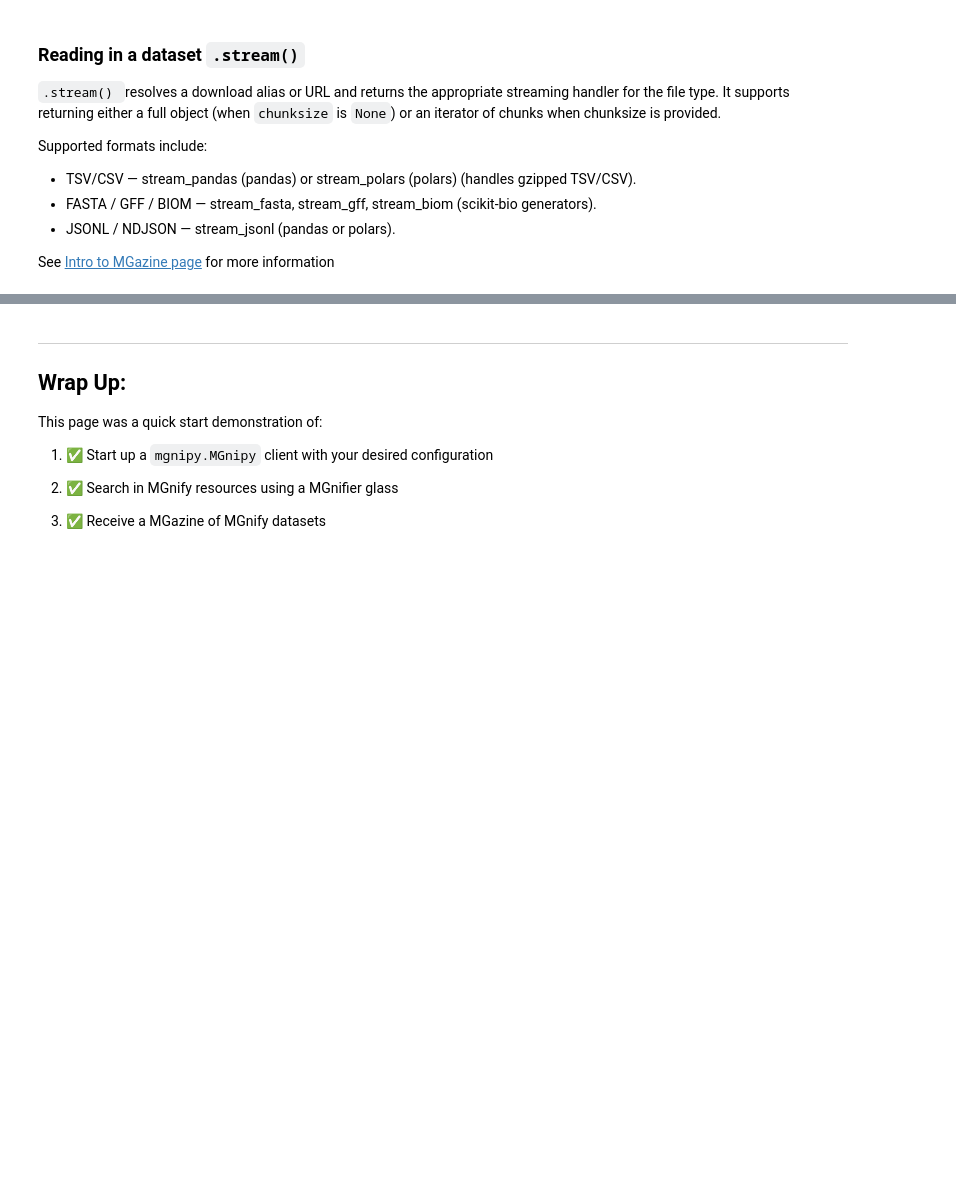
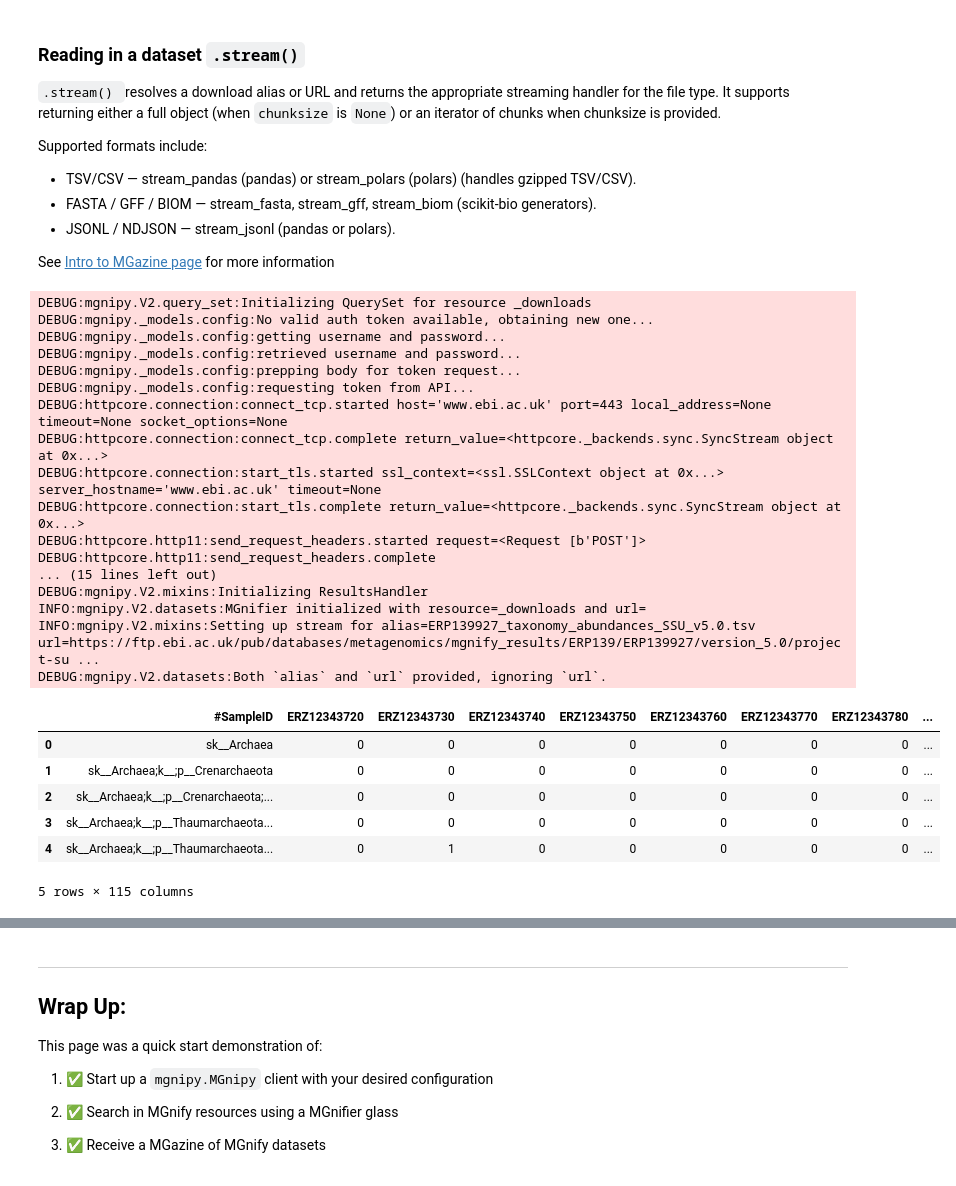
Before and after one commit to EBI-Metagenomics/mgnipy, a Jupyter notebook: docs/notebooks/getting-started/4_downloading_data.ipynb, the cells around one changed output, grey strips where cells are left out. Drawn from its saved outputs; the diff is of its cells as text; code cells hidden in the pictures; blank space fills up the shorter version.

```diff
--- a/docs/notebooks/getting-started/4_downloading_data.ipynb
+++ b/docs/notebooks/getting-started/4_downloading_data.ipynb
@@ -170,6 +244,8 @@ FOR ONE download file/dataset, if wanting to `.download()` or explore/read in vi
 # %%
-one_alias = MZ.aliases[0]
+# lets try out one
+one_alias = ssu.aliases[0]
 print(one_alias)
-# TODO when MGnify API V2 fully rolled out as urls are currently None
-# MZ.download(to_dir="downloads", alias=one_alias)
+
+# downloading to a downloads folder
+ssu.download(to_dir="downloads", alias=one_alias)
 # %% [output]
@@ -191,6 +287,30 @@ Supported formats include:
 
 See [Intro to MGazine page](TODO) for more information
 # %%
-# TODO when MGnify API V2 fully rolled out as urls are currently None
-# df = MZ.stream(alias=one_alias, dataframe_engine="pandas")
-# df.head()
+df = ssu.stream(alias=one_alias, dataframe_engine="pandas")
+df.head()
+# %% [output]
+DEBUG:mgnipy.V2.query_set:Initializing QuerySet for resource _downloads
+DEBUG:mgnipy._models.config:No valid auth token available, obtaining new one...
+DEBUG:mgnipy._models.config:getting username and password...
+DEBUG:mgnipy._models.config:retrieved username and password...
+DEBUG:mgnipy._models.config:prepping body for token request...
+DEBUG:mgnipy._models.config:requesting token from API...
+DEBUG:httpcore.connection:connect_tcp.started host='www.ebi.ac.uk' port=443 local_address=None timeout=None socket_options=None
+DEBUG:httpcore.connection:connect_tcp.complete return_value=<httpcore._backends.sync.SyncStream object at 0x...>
+DEBUG:httpcore.connection:start_tls.started ssl_context=<ssl.SSLContext object at 0x...> server_hostname='www.ebi.ac.uk' timeout=None
+DEBUG:httpcore.connection:start_tls.complete return_value=<httpcore._backends.sync.SyncStream object at 0x...>
+DEBUG:httpcore.http11:send_request_headers.started request=<Request [b'POST']>
+DEBUG:httpcore.http11:send_request_headers.complete
+... (15 lines left out)
+DEBUG:mgnipy.V2.mixins:Initializing ResultsHandler
+INFO:mgnipy.V2.datasets:MGnifier initialized with resource=_downloads and url=
+INFO:mgnipy.V2.mixins:Setting up stream for alias=ERP139927_taxonomy_abundances_SSU_v5.0.tsv url=https://ftp.ebi.ac.uk/pub/databases/metagenomics/mgnify_results/ERP139/ERP139927/version_5.0/project-su ...
+DEBUG:mgnipy.V2.datasets:Both `alias` and `url` provided, ignoring `url`.
+|  | #SampleID | ERZ12343720 | ERZ12343730 | ERZ12343740 | ERZ12343750 | ERZ12343760 | ERZ12343770 | ERZ12343780 | ... |
+| 0 | sk__Archaea | 0 | 0 | 0 | 0 | 0 | 0 | 0 | ... |
+| 1 | sk__Archaea;k__;p__Crenarchaeota | 0 | 0 | 0 | 0 | 0 | 0 | 0 | ... |
+| 2 | sk__Archaea;k__;p__Crenarchaeota;... | 0 | 0 | 0 | 0 | 0 | 0 | 0 | ... |
+| 3 | sk__Archaea;k__;p__Thaumarchaeota... | 0 | 0 | 0 | 0 | 0 | 0 | 0 | ... |
+| 4 | sk__Archaea;k__;p__Thaumarchaeota... | 0 | 1 | 0 | 0 | 0 | 0 | 0 | ... |
+5 rows × 115 columns
```
Also changed, not shown: parts of 16 cells of this notebook, 1 other file.
